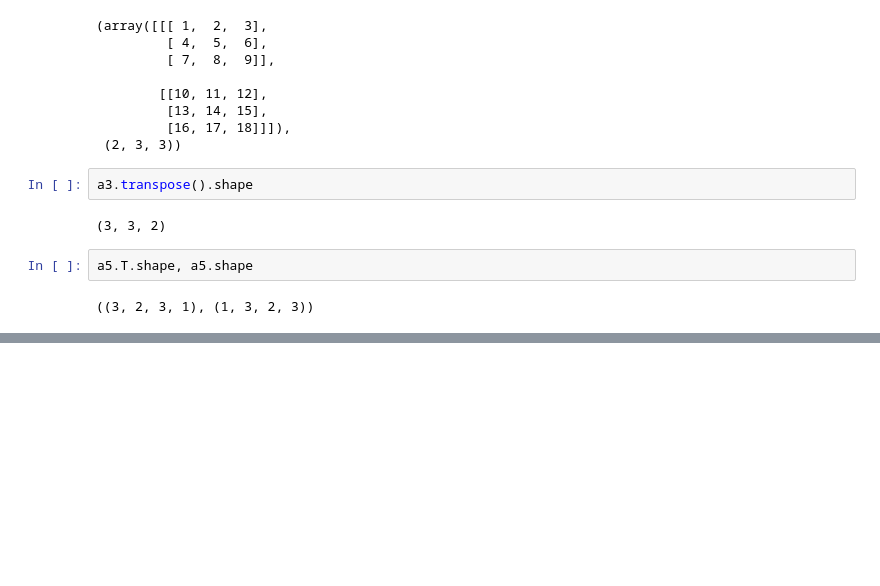
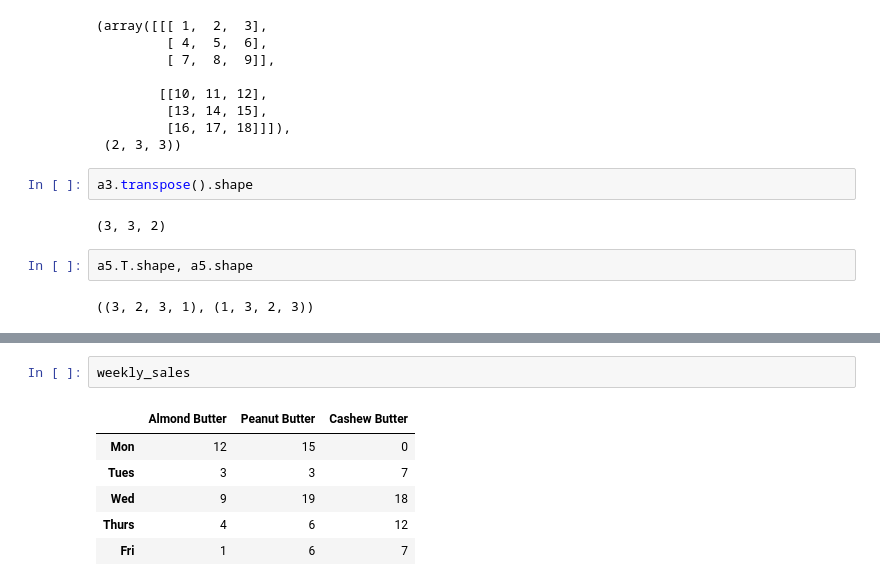
Before and after one commit to edwardsmoses/first-machine-learning-project, a Jupyter notebook: learningNumpy.ipynb, the cells around one changed output, grey strips where cells are left out. Cells and saved outputs as stored; diff of their text form; blank space fills up the shorter version.

```diff
--- a/learningNumpy.ipynb
+++ b/learningNumpy.ipynb
@@ -791,0 +864,9 @@ a5.T.shape, a5.shape
+# %%
+weekly_sales
+# %% [output]
+|  | Almond Butter | Peanut Butter | Cashew Butter |
+| Mon | 12 | 15 | 0 |
+| Tues | 3 | 3 | 7 |
+| Wed | 9 | 19 | 18 |
+| Thurs | 4 | 6 | 12 |
+| Fri | 1 | 6 | 7 |
```
Also changed, not shown: parts of 23 cells of this notebook.
